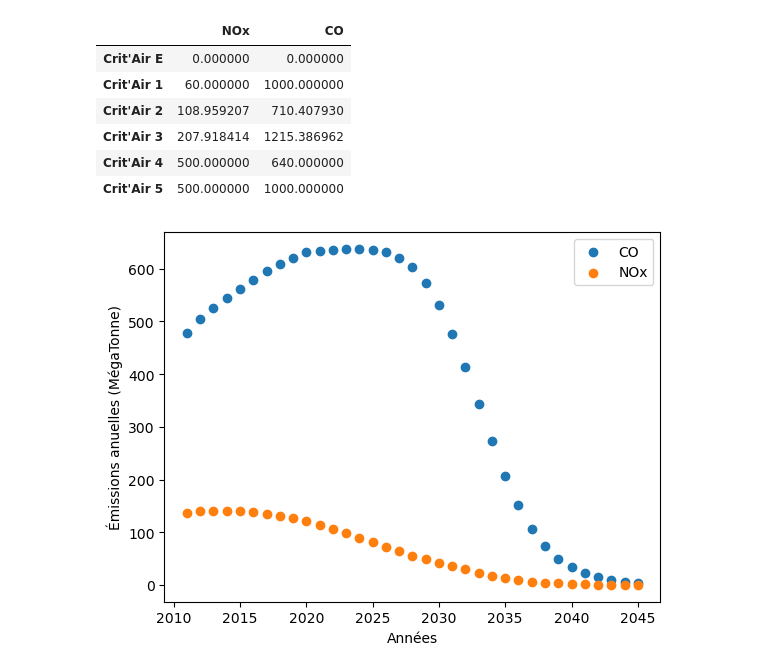
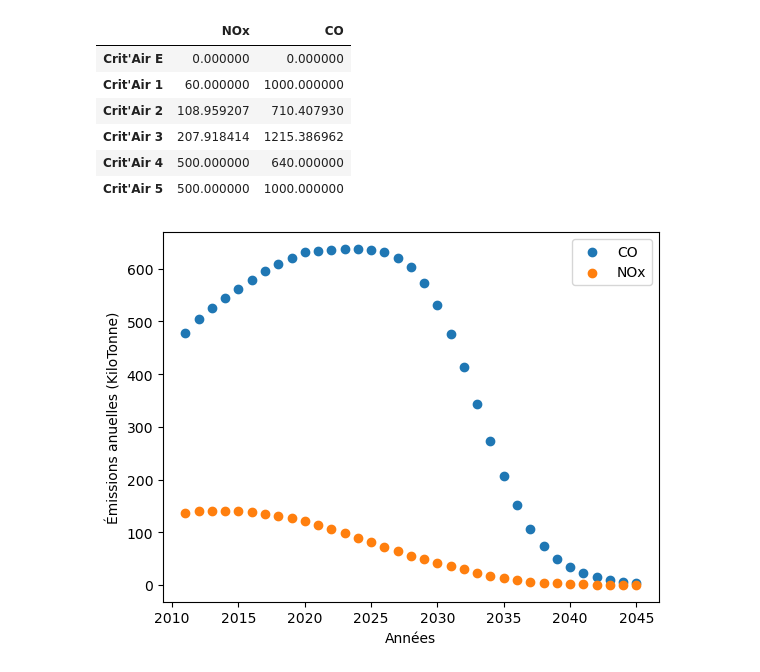
Before and after one commit to TheoLBTN/Projet-Python, a Jupyter notebook: Tendances.ipynb, the cells around one changed output. Cells and saved outputs as stored; diff of their text form; code cells hidden in the pictures.

```diff
--- a/Tendances.ipynb
+++ b/Tendances.ipynb
@@ -445,16 +446,16 @@ emissions_par_critair
 # %%
 #Calcul des émissions totales avec l'hypothèse d'un nombre de km par véhicule moyen constant (19000)
 emissions_totales_NOx = np.zeros(35)
 emissions_totales_CO = np.zeros(35)
 for i in range(35):
     emissions_totales_NOx[i] = 19000*(nb_voituresE[i]*emissions_par_critair.loc["Crit'Air E"]["NOx"] + nb_voitures1[i]*emissions_par_critair.loc["Crit'Air 1"]["NOx"] + nb_voitures2[i]*emissions_par_critair.loc["Crit'Air 2"]["NOx"] + nb_voitures3[i]*emissions_par_critair.loc["Crit'Air 3"]["NOx"] + nb_voitures4[i]*emissions_par_critair.loc["Crit'Air 4"]["NOx"] + nb_voitures5[i]*emissions_par_critair.loc["Crit'Air 5"]["NOx"])
     emissions_totales_CO[i] = 19000*(nb_voituresE[i]*emissions_par_critair.loc["Crit'Air E"]["CO"] + nb_voitures1[i]*emissions_par_critair.loc["Crit'Air 1"]["CO"] + nb_voitures2[i]*emissions_par_critair.loc["Crit'Air 2"]["CO"] + nb_voitures3[i]*emissions_par_critair.loc["Crit'Air 3"]["CO"] + nb_voitures4[i]*emissions_par_critair.loc["Crit'Air 4"]["CO"] + nb_voitures5[i]*emissions_par_critair.loc["Crit'Air 5"]["CO"])
 
 plt.scatter(np.arange(2011, 2046), emissions_totales_CO/1e12, label = "CO")
 plt.scatter(np.arange(2011, 2046), emissions_totales_NOx/1e12, label = "NOx")
 plt.xlabel('Années')
-plt.ylabel('Émissions anuelles (MégaTonne)')
+plt.ylabel('Émissions anuelles (KiloTonne)')
 plt.legend()
 plt.show()
 # %% [output]
-[figure, old version]
+[figure, new version]
```
Also changed, not shown: parts of 2 cells of this notebook, 1 other file.
